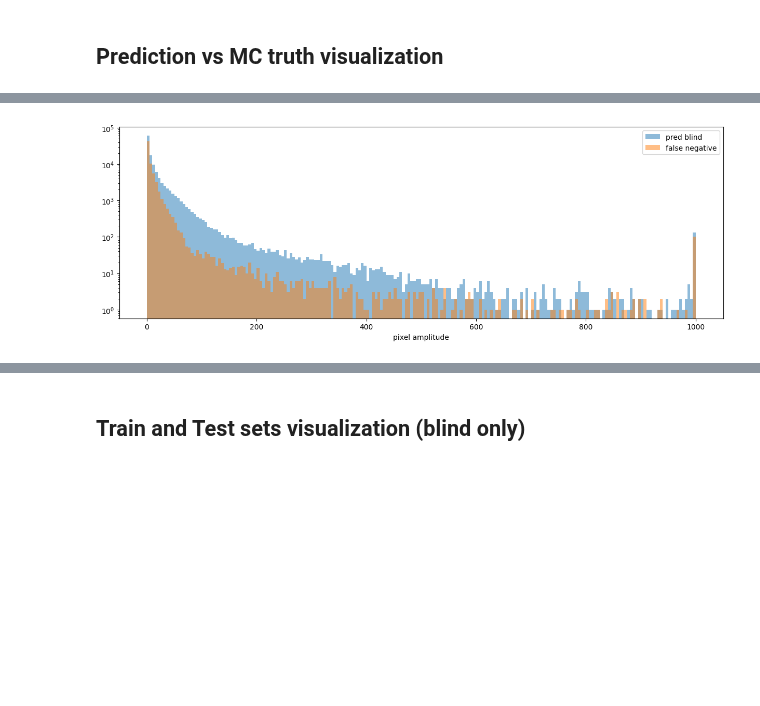
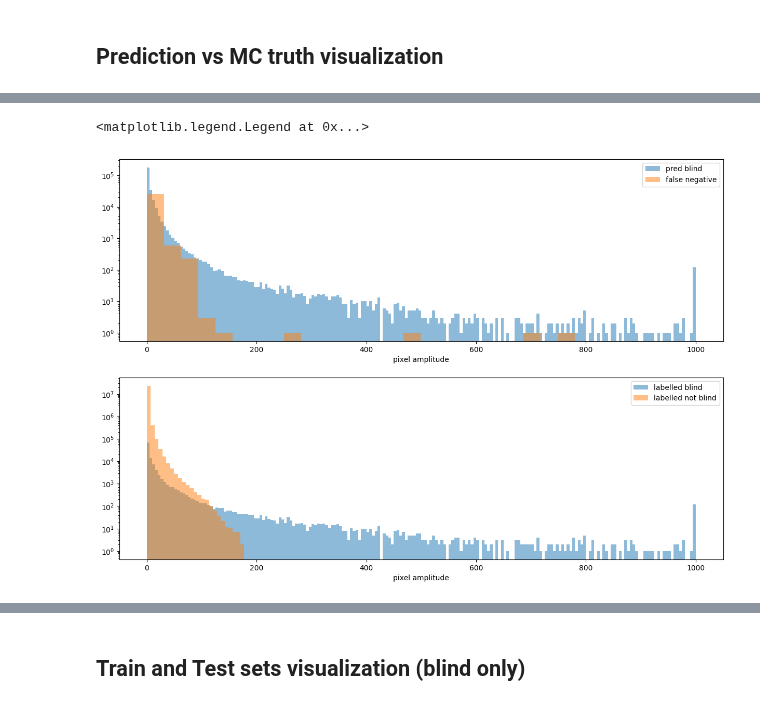
Before and after one commit to chiappo98/blinded_cameras, a Jupyter notebook: supervised_cnn.ipynb, the cells around one changed output, grey strips where cells are left out. Saved outputs shown, nothing was run; the diff lists cells and outputs as text; code cells hidden in the pictures; blank space fills up the shorter version.

```diff
--- a/supervised_cnn.ipynb
+++ b/supervised_cnn.ipynb
@@ -251,23 +295,25 @@ model.add(Input(shape=(cam_side_length, cam_side_length, 1)))
 model.add(Conv2D(32, kernel_size=3, activation='relu')) #input_shape=(cam_side_length, cam_side_length, 1)
 #model.add(Conv2D(32, kernel_size=3, activation='relu'))
 model.add(MaxPooling2D(pool_size=(2,2), strides=(2,2)))
-#model.add(Dropout(0.3))
+# model.add(Dropout(0.3))
 model.add(Conv2D(64, kernel_size=3, activation='relu'))
-model.add(Conv2D(64, kernel_size=3, activation='relu'))
+#model.add(Conv2D(64, kernel_size=3, activation='relu'))
 # model.add(Conv2D(64, kernel_size=3, activation='relu'))
 model.add(MaxPooling2D(pool_size=(2,2), strides=(2,2)))
-#model.add(Conv2D(128, kernel_size=3, activation='relu'))    #eliminate?
-#model.add(Conv2D(128, kernel_size=3, activation='relu'))
-#model.add(MaxPooling2D(pool_size=(2,2), strides=(2,2)))     #eliminate?
+model.add(Conv2D(128, kernel_size=3, activation='relu'))    #eliminate?
+# model.add(Conv2D(128, kernel_size=3, activation='relu'))
+model.add(MaxPooling2D(pool_size=(2,2), strides=(2,2)))     #eliminate?
 model.add(Dropout(0.5))
 model.add(Flatten())
 model.add(Dense(128, activation='relu'))
 model.add(Dense(64, activation='relu'))
+model.add(Dense(32, activation='relu'))
+model.add(Dense(16, activation='relu'))
 #model.add(BatchNormalization())
 model.add(Dense(2, activation='sigmoid'))  #softmax
 # %%
 #compile model using accuracy to measure model performance
-model.compile(optimizer=Nadam(learning_rate=0.0005), loss=BinaryCrossentropy(from_logits=False), metrics=[F1Score(num_classes=2)]) #F1Score    #SparseCategoricalCrossentropy(from_logits=True) BinaryCrossentropy(from_logits=True)
+model.compile(optimizer=Nadam(learning_rate=0.001), loss=BinaryCrossentropy(from_logits=False), metrics=[F1Score(num_classes=2)]) #AUC() F1Score(num_classes=2)  #SparseCategoricalCrossentropy(from_logits=True) BinaryCrossentropy(from_logits=True)
                                                                                         #'binary_crossentropy''categorical_crossentropy'
                                                                                         #metrics=[metricBinaryCrossentropy(from_logits=True)] 'binary_accuracy'
                                                                                         # FalseNegatives(thresholds=0)
@@ -276,7 +322,9 @@ model.compile(optimizer=Nadam(learning_rate=0.0005), loss=BinaryCrossentropy(fro
 #model.summary()
 
 # Train the model
-history_callback = model.fit(train_data, train_label_ohe, batch_size=256, validation_split=0.25, epochs= 10) #validation_data=(test_data, test_label_ohe)  #_ohe
+with tf.device('/CPU:0'):
+#with tf.device('/device:GPU:0'):
+    history_callback = model.fit(train_data, train_label_ohe, batch_size=256, validation_split=0.25, epochs= 25) #validation_data=(test_data, test_label_ohe)  #_ohe
 #plot_model(model, to_file='model_plot.png', show_shapes=True, show_layer_names=True)
 #pd.DataFrame(history_callback.history).plot(logy=True)
 # %% [output]
@@ -479,13 +529,22 @@ fig.set_figheight(10)
 # %%
-fig = plt.figure()
+fig, ax = plt.subplots(2,1)
 
-plt.hist(pred_bl.reshape(-1,1), 200, alpha = 0.5, label='pred blind');
-plt.hist(pred_fn.reshape(-1,1), 25, alpha = 0.5, label='false negative');
+fig.set_figwidth(15)
+fig.set_figheight(10)
+ax[0].hist(pred_bl.reshape(-1,1), 200, alpha = 0.5, label='pred blind');
+ax[0].hist(pred_fn.reshape(-1,1), 25, alpha = 0.5, label='false negative');
 #plt.hist(np.concatenate((pred_bl.reshape(-1,1), pred_fn.reshape(-1,1))), 200, histtype='step', ls='dashed')
-plt.yscale('log')
-plt.xlabel('pixel amplitude')
-plt.legend()
-fig.set_figwidth(15)
+ax[0].set_yscale('log')
+ax[0].set_xlabel('pixel amplitude')
+ax[0].legend()
+
+
+ax[1].hist(lab_bl.reshape(-1,1), 200, alpha=0.5, label='labelled blind');
+ax[1].hist(lab_not_bl.reshape(-1,1), 25, alpha=0.5, label='labelled not blind');
+ax[1].set_yscale('log')
+ax[1].set_xlabel('pixel amplitude')
+ax[1].legend()
 # %% [output]
+<matplotlib.legend.Legend at 0x...>
-[figure, old version]
+[figure, new version]
 # %%
```
Also changed, not shown: parts of 26 cells of this notebook.
